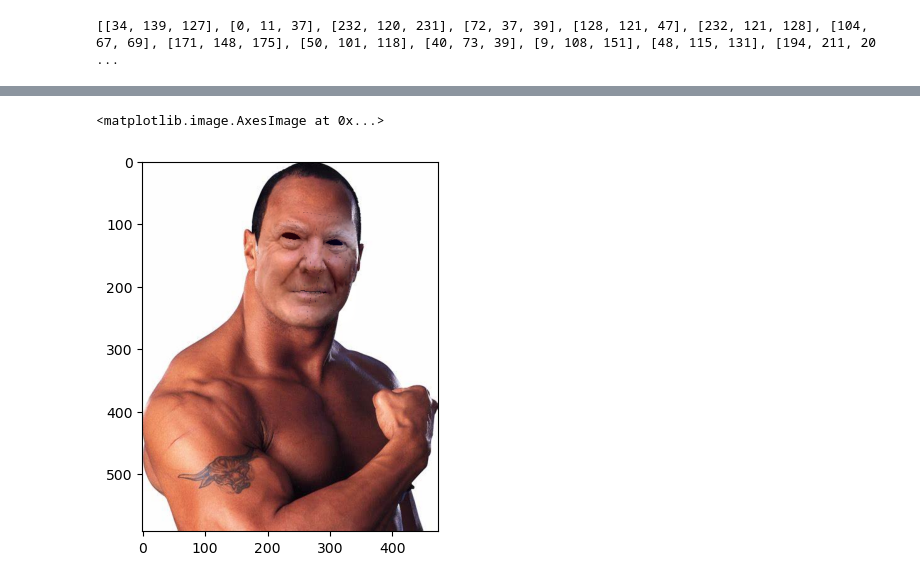
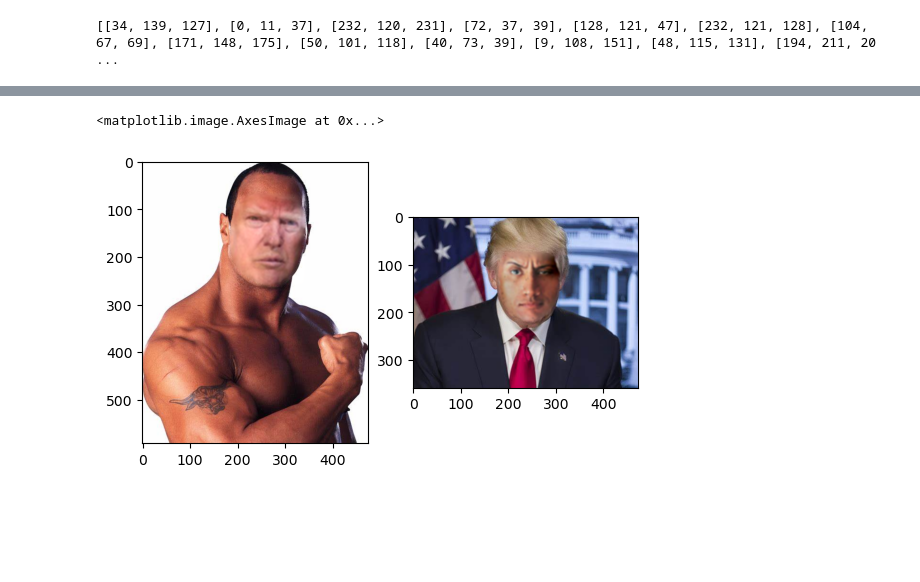
Before and after one commit to diegoguizanlopez/BigDataEIa, a Jupyter notebook: IA/Programacion_IA/2_Trimestre/MediaPipe/Face_Swap/face_swap.ipynb, the cells around one changed output, grey strips where cells are left out. Drawn from its saved outputs; the diff is of its cells as text; code cells hidden in the pictures; blank space fills up the shorter version.

```diff
--- a/IA/Programacion_IA/2_Trimestre/MediaPipe/Face_Swap/face_swap.ipynb
+++ b/IA/Programacion_IA/2_Trimestre/MediaPipe/Face_Swap/face_swap.ipynb
@@ -257,7 +204,0 @@ libEGL warning: MESA-LOADER: failed to open swrast: /usr/lib/dri/swrast_dri.so:
-# %%
-img_gray = cv2.cvtColor(img, cv2.COLOR_BGR2GRAY)
-img2_gray = cv2.cvtColor(img2, cv2.COLOR_BGR2GRAY)
-lines_space_mask = np.zeros_like(img_gray)
-lines_space_new_face = np.zeros_like(img2)
-img2_new_face = np.zeros_like(img2)
-convexhull2 = cv2.convexHull(np.array(landmarks_points2, np.int32))
@@ -302,17 +205,27 @@ plt.imshow(img2_new_face)
 # %%
-img2_face_mask = np.zeros_like(img2_gray)
-img2_head_mask = cv2.fillConvexPoly(img2_face_mask, convexhull2, 255)
-img2_face_mask = cv2.bitwise_not(img2_head_mask)
+def imagen_unida(imagen_original,face,landmarks_image):
+    convexhull2 = cv2.convexHull(np.array(landmarks_image, np.int32))
+    img2_gray = cv2.cvtColor(imagen_original, cv2.COLOR_BGR2GRAY)
+    img2_gray = cv.GaussianBlur(src=img2_gray, ksize=(5,5), sigmaX=5, sigmaY=5)
+    img2_face_mask = np.zeros_like(img2_gray)
+    img2_head_mask = cv2.fillConvexPoly(img2_face_mask, convexhull2, 255)
+    img2_face_mask = cv2.bitwise_not(img2_head_mask)
 
-img2_head_noface = cv2.bitwise_and(img2, img2, mask=img2_face_mask)
-result = cv2.add(img2_head_noface, img2_new_face)
+    img2_head_noface = cv2.bitwise_and(imagen_original, imagen_original, mask=img2_face_mask)
+    result = cv2.add(img2_head_noface, face)
 
-(x, y, w, h) = cv2.boundingRect(convexhull2)
-center_face2 = (int((x + x + w) / 2), int((y + y + h) / 2))
+    (x, y, w, h) = cv2.boundingRect(convexhull2)
+    center_face2 = (int((x + x + w) / 2), int((y + y + h) / 2))
 
-seamlessclone = cv2.seamlessClone(result, img2, img2_head_mask, center_face2, cv2.NORMAL_CLONE)
+    seamlessclone = cv2.seamlessClone(result, imagen_original, img2_head_mask, center_face2, cv2.NORMAL_CLONE)
 
-plt.imshow(cv2.cvtColor(seamlessclone,cv2.COLOR_BGR2RGB))
+    return cv2.cvtColor(seamlessclone,cv2.COLOR_BGR2RGB)
-# %% [output]
-<matplotlib.image.AxesImage at 0x...>
-[figure, removed]
+# %%
+final1=imagen_unida(img2,img1_f,landmarks_points2)
+final2=imagen_unida(img,img2_f,landmarks_points)
+fig, axs = plt.subplots(1,2)
+axs[0].imshow(final1)
+axs[1].imshow(final2)
+# %% [output]
+<matplotlib.image.AxesImage at 0x...>
+[figure, added]
```
Also changed, not shown: parts of 18 cells of this notebook, 2 other files.
